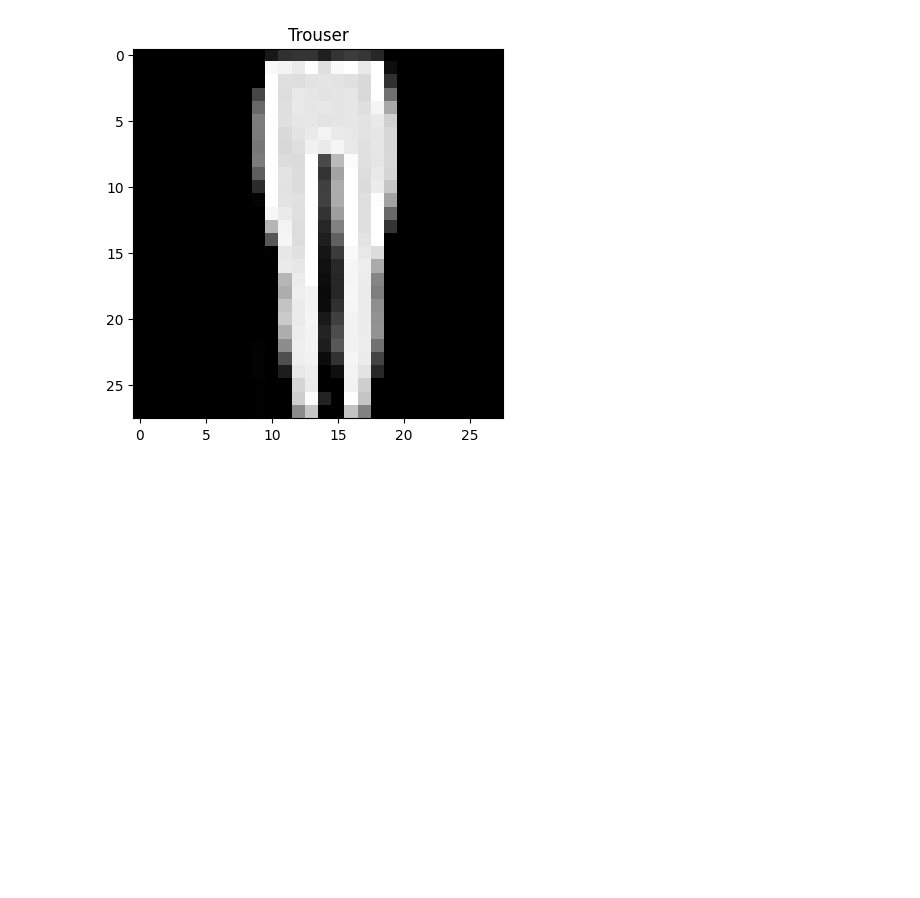
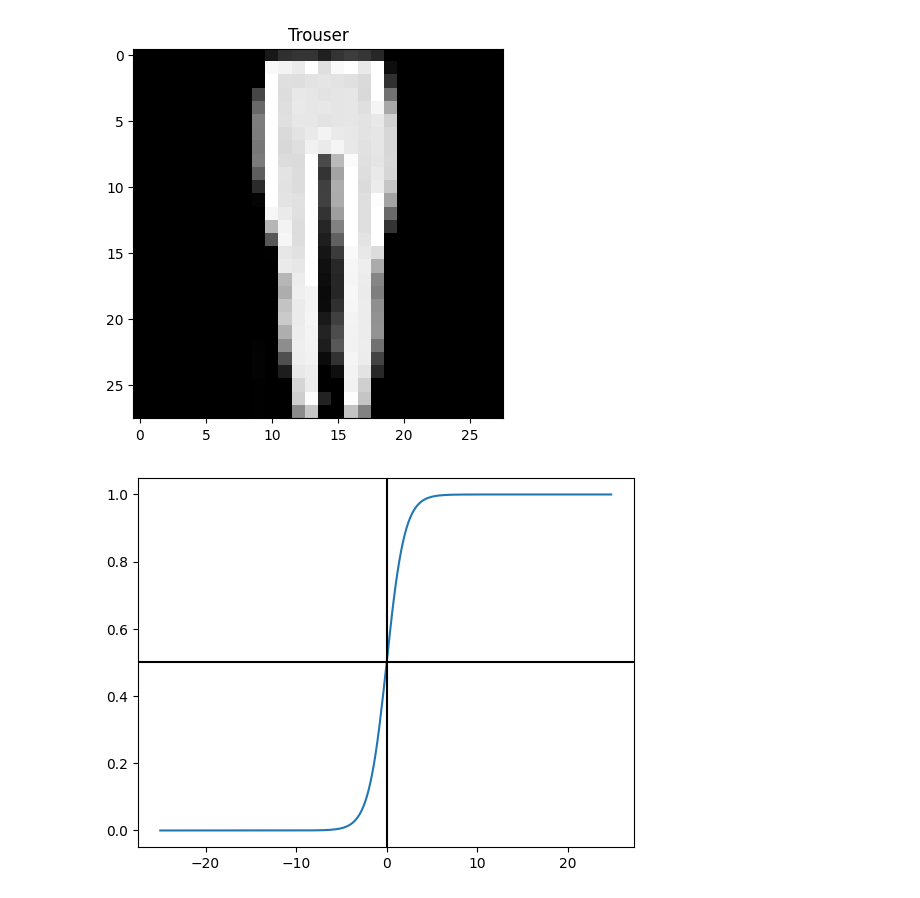
Before and after one commit to Rihaan1344/smart-snakes, a Jupyter notebook: learning_pytorch/dataloaders.ipynb, the cells around one changed output. Saved outputs shown, nothing was run; the diff lists cells and outputs as text; code cells hidden in the pictures; blank space fills up the shorter version.

```diff
--- a/learning_pytorch/dataloaders.ipynb
+++ b/learning_pytorch/dataloaders.ipynb
@@ -102,3 +102,17 @@ plt.show()
 Feature batch shape: torch.Size([32, 1, 28, 28])
 Target batch shape: torch.Size([32])
 [figure]
+# %%
+import numpy as np
+x = np.arange(-25, 25, 0.2)
+# %%
+y = np.exp(x) / (np.exp(x) + 1)
+# %%
+import matplotlib.pyplot as plt
+plt.plot(x, y)
+plt.axis()
+plt.axvline(x = 0, color = "black")
+plt.axhline(y = 0.5, color = "black")
+plt.show()
+# %% [output]
+[figure, added]
```
Also changed, not shown: 1 other file.
